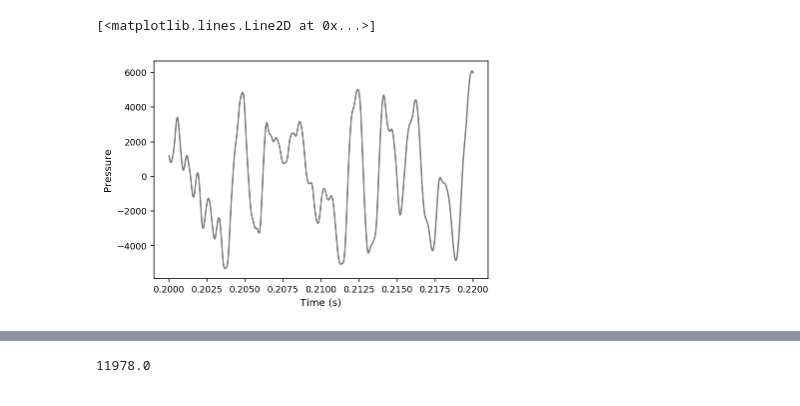
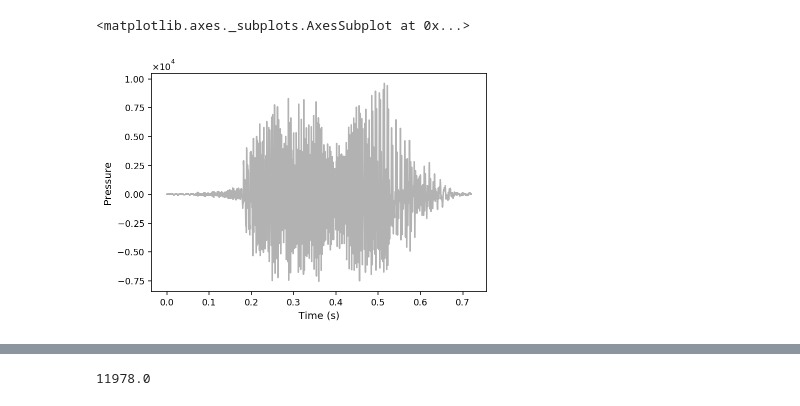
Before and after one commit to badralbanna/FCLChonnatsci, a Jupyter notebook: Fourier transform demos.ipynb, the cells around one changed output, grey strips where cells are left out. Cells and saved outputs as stored; diff of their text form; code cells hidden in the pictures.

```diff
--- a/Fourier transform demos.ipynb
+++ b/Fourier transform demos.ipynb
@@ -6,3 +6,32 @@ from scipy.io import wavfile
 from scipy.fftpack import fft, ifft, rfft, irfft
 from scipy.signal import butter, freqs, filtfilt
 import matplotlib.pyplot as plt
+# %%
+# A few helper functions for making the plots below
+
+def plot_waveform(T, wav, color, label=None):
+    fig, ax = plt.subplots()
+    ax.set_xlabel("Time (s)")
+    ax.set_ylabel("Pressure")
+    ax.plot(T, wav, color=color, alpha=.3, label=label)
+    ax.ticklabel_format(axis='y', style='sci', scilimits=(-1, 2), useMathText=True)
+    if label is not None:
+        plt.legend()
+    return ax
+
+def plot_waveform_on_top(ax, T, wav, color, label=None):
+    ax.plot(T, wav, color=color, alpha=.3, label=label)
+    if label is not None:
+        plt.legend()
+    return ax
+
+def plot_F_comp(wav_ft, max_f=2000):
+    fig, ax = plt.subplots()
+    f = np.linspace(0.0, s_rate/2.0, N//2)
+    ax.plot(f, wav_ft[0:N//2].real, alpha=.5, label='cos')
+    ax.plot(f, wav_ft[0:N//2].imag, alpha=.5, label='sin')
+    ax.set_xlabel("Frequency (Hz)")
+    ax.set_ylabel("Pressure")
+    ax.ticklabel_format(axis='y', style='sci', scilimits=(-1, 2), useMathText=True)
+    plt.legend()
+    ax.set_xlim([0, max_f])
@@ -27,12 +51,5 @@ ax.plot(T, wav, color='k', alpha=.5)
-# %%
-T0 = .2
-T1 = .22
-T_snip = T[int(T0*s_rate):int(T1*s_rate)]
-wav_snip = wav[int(T0*s_rate):int(T1*s_rate)]
-fig, ax = plt.subplots()
-ax.set_xlabel("Time (s)")
-ax.set_ylabel("Pressure")
-ax.plot(T_snip, wav_snip, color='k', alpha=.5)
-# %% [output]
-[<matplotlib.lines.Line2D at 0x...>]
-[figure, removed]
+# %%
+plot_waveform(T, wav, 'k')
+# %% [output]
+<matplotlib.axes._subplots.AxesSubplot at 0x...>
+[figure, added]
```
Also changed, not shown: parts of 93 cells of this notebook, 1 other file.
